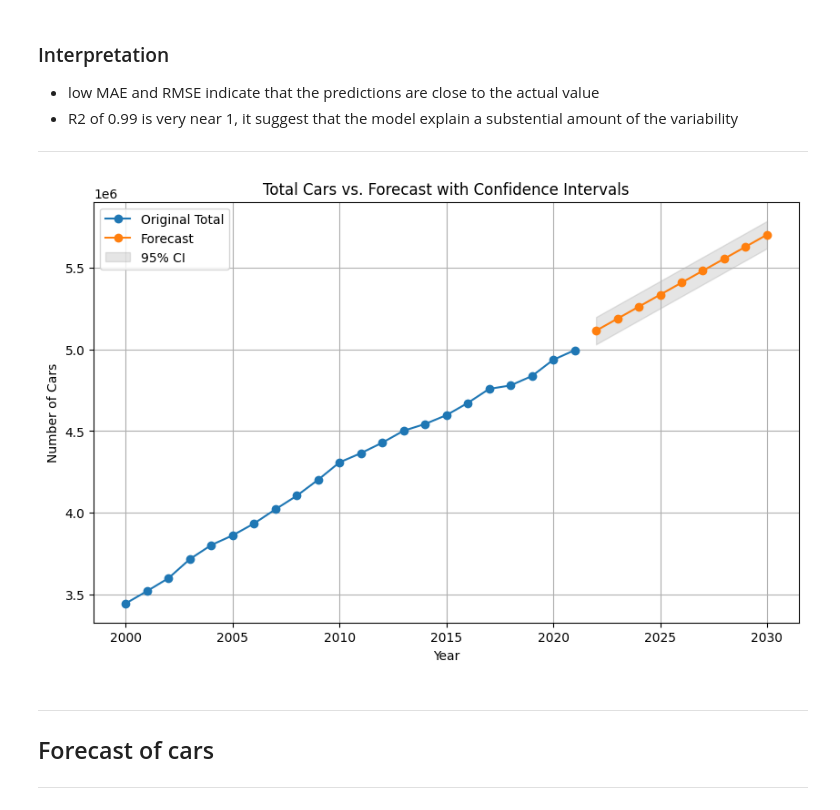
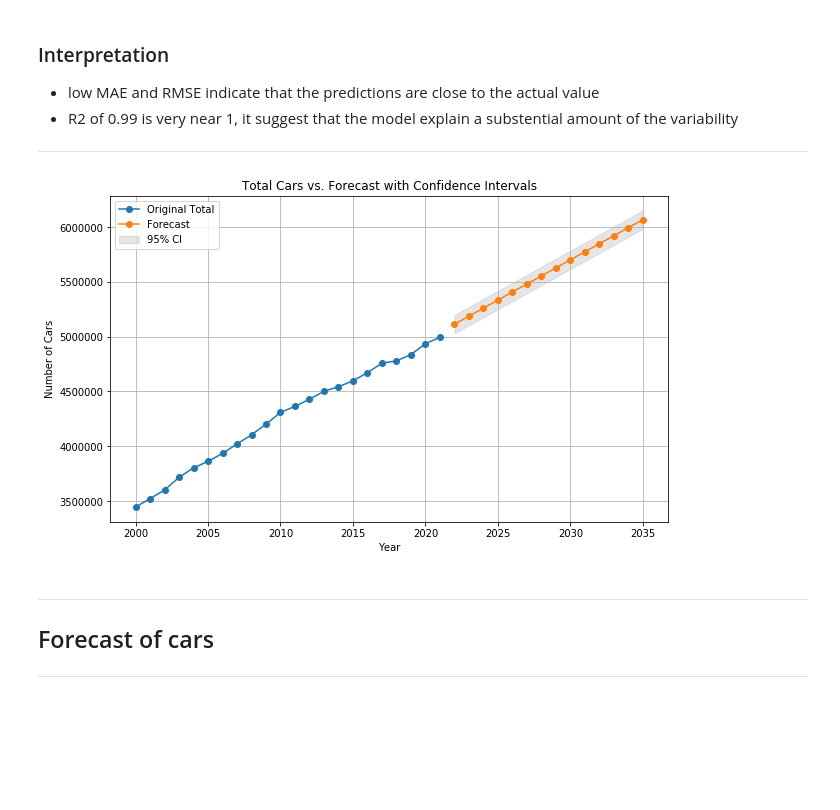
Before and after one commit to caseguin/car_stock_forecast, a Jupyter notebook: clean_saaq.ipynb, the cells around one changed output. Cells and saved outputs as stored; diff of their text form; code cells hidden in the pictures; blank space fills up the shorter version.

```diff
--- a/clean_saaq.ipynb
+++ b/clean_saaq.ipynb
@@ -125,7 +126,7 @@ model = LinearRegression()
 model.fit(X, y)
 
 # Create a range of years for prediction
-years_to_predict = np.arange(2022, 2031).reshape(-1, 1)
+years_to_predict = np.arange(2022, 2036).reshape(-1, 1)
 
 # Calculate the predictions
 predictions = model.predict(years_to_predict)
@@ -194,20 +195,20 @@ R-squared: 0.99
 # %%
 # Plotting
 plt.figure(figsize=(10, 6), facecolor='white')
-plt.plot(predictions_df['Year'], predictions_df['Original Total'], label='Original Total', marker='o')
-plt.plot(predictions_df['Year'], predictions_df['Prediction'], label='Forecast', marker='o')
+plt.plot(predictions_df['year'], predictions_df['total'], label='Original Total', marker='o')
+plt.plot(predictions_df['year'], predictions_df['prediction'], label='Forecast', marker='o')
 
 # Add Confidence Intervals
-plt.fill_between(predictions_df['Year'], predictions_df['Lower CI'], predictions_df['Upper CI'], color='gray', alpha=0.2, label='95% CI')
+plt.fill_between(predictions_df['year'], predictions_df['lower_CI'], predictions_df['upper_CI'], color='gray', alpha=0.2, label='95% CI')
 
 plt.xlabel('Year')
 plt.ylabel('Number of Cars')
 plt.title('Total Cars vs. Forecast with Confidence Intervals')
 plt.legend()
 plt.grid(True)
 plt.show()
 # %% [output]
-[figure, old version]
+[figure, new version]
 # %% [markdown]
 ***
 ## Forecast of cars
```
Also changed, not shown: parts of 12 cells of this notebook.
